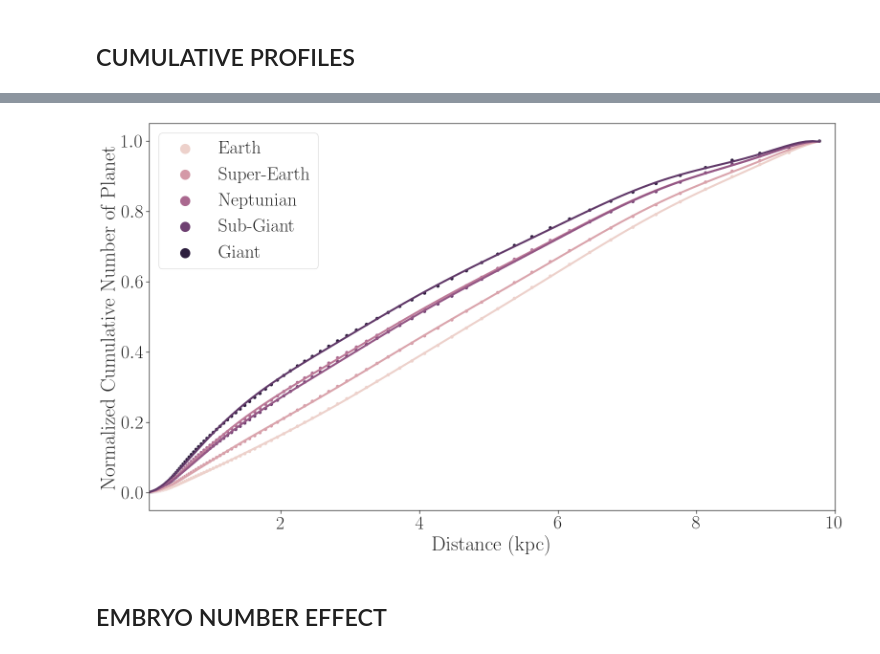
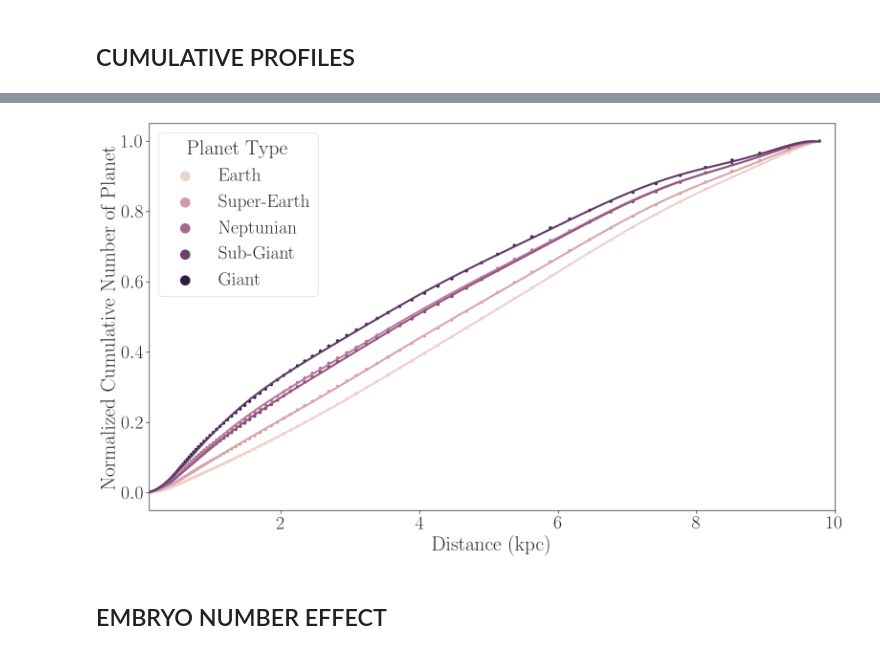
Before and after one commit to ChrisBoettner/skaro, a Jupyter notebook: notebooks/Radial_planet_distribution.ipynb, the cells around one changed output, grey strips where cells are left out. Drawn from its saved outputs; the diff is of its cells as text; code cells hidden in the pictures.

```diff
--- a/notebooks/Radial_planet_distribution.ipynb
+++ b/notebooks/Radial_planet_distribution.ipynb
@@ -130,7 +130,7 @@ with sns.axes_style("ticks"):
     )
 
     normalized_plot.set_xlim(1, 24)
-    normalized_plot.legend(markerscale=3)
+    normalized_plot.legend(markerscale=3, title="Planet Type")
     normalized_plot.set_yscale("log")
 
 FigureProcessor(normalized_plot.figure).save(
@@ -168,35 +168,35 @@ with sns.axes_style("ticks"):
     for i, planet_type in enumerate(planet_categories):
         sns.regplot(
             cumulative_profiles[cumulative_profiles["Planet Type"] == planet_type],
             x=cumulative_profiles_label_dict["particle_radius"],
             y="Normalized Cumulative Number of Planet",
             color=get_palette()[i],
             scatter=False,
             ci=None,
             line_kws={"linewidth": 3},
             order=9,
             ax=cumulative_plot,
         )
     sns.scatterplot(
         cumulative_profiles,
         x=cumulative_profiles_label_dict["particle_radius"],
         y="Normalized Cumulative Number of Planet",
         hue="Planet Type",
         palette=get_palette(n_colors=len(planet_categories)),
         s=30,
         ax=cumulative_plot,
     )
 
     cumulative_plot.set_xlim(0.1, 10)
-    cumulative_plot.legend(markerscale=3)
+    cumulative_plot.legend(markerscale=3, title="Planet Type")
 
 FigureProcessor(cumulative_plot.figure).save(
     f"cumulative_planet_distribution.pdf",
     sub_directory=figure_subdirectory,
     save=save,
 )
 # %% [output]
-[figure, old version]
+[figure, new version]
 # %% [markdown]
 ## EMBRYO NUMBER EFFECT
 # %%
```
Also changed, not shown: parts of 5 cells of this notebook, 9 other files.
